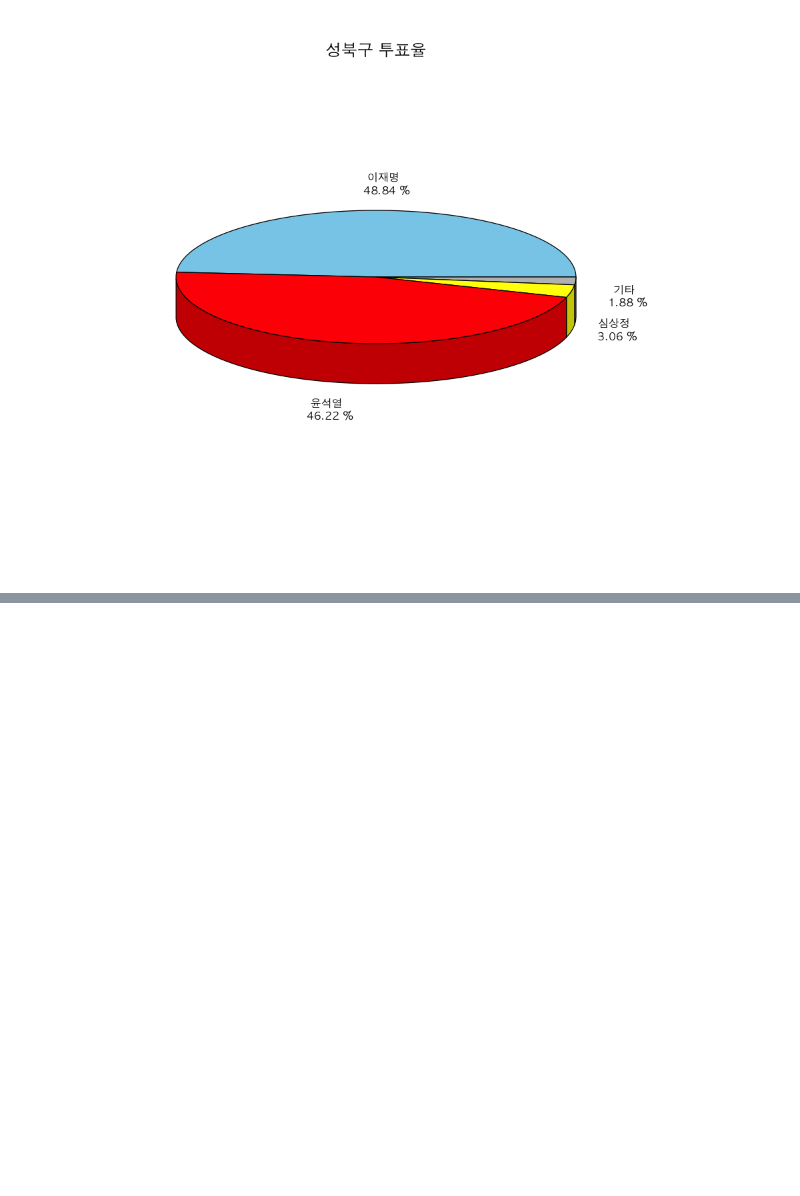
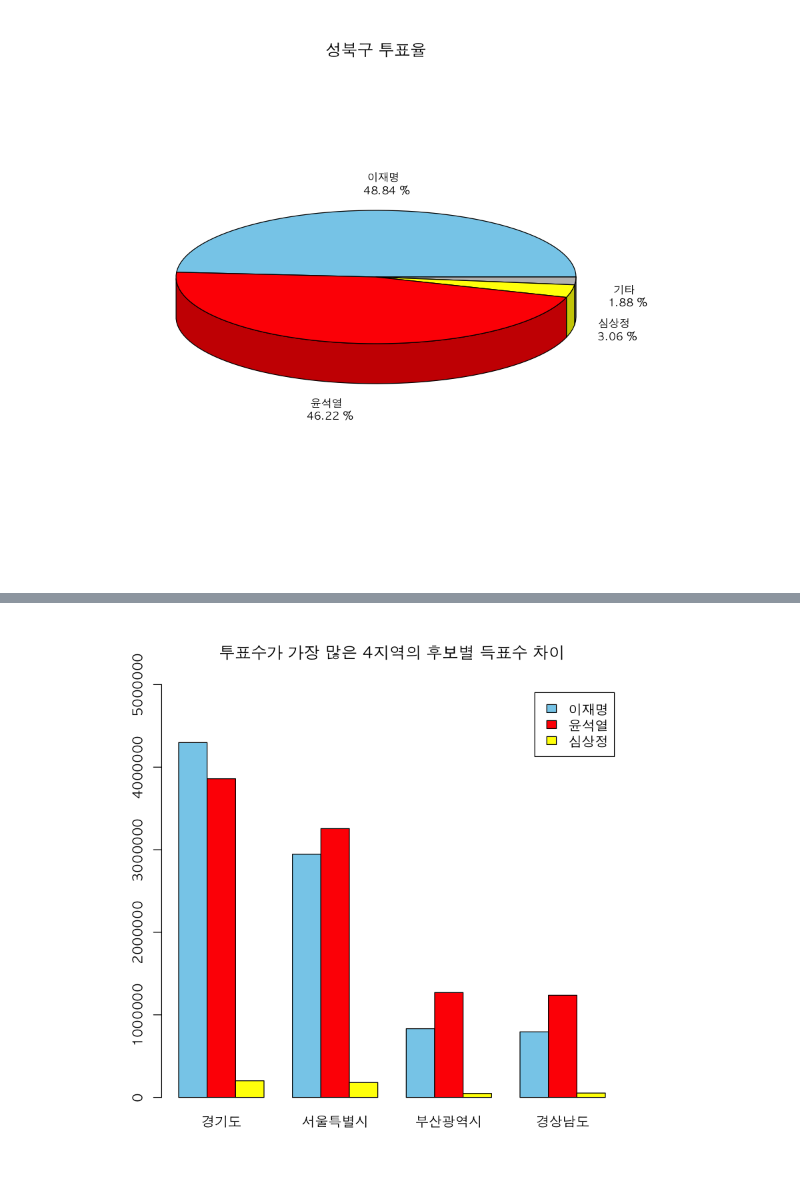
Before and after one commit to ProgrammerJcj/RBase, a Jupyter notebook: 10. 20대_대선자료 시각화.ipynb, the cells around one changed output, grey strips where cells are left out. Drawn from its saved outputs; the diff is of its cells as text; code cells hidden in the pictures; blank space fills up the shorter version.

```diff
--- a/10. 20대_대선자료 시각화.ipynb
+++ b/10. 20대_대선자료 시각화.ipynb
@@ -297,0 +301,4 @@ pie3D(election_seongbuk_ratio,
+# %%
+광역시도_3후보 <- aggregate(cbind(이재명,윤석열,심상정,투표수)~광역시도,election,sum)
+광역시도_3후보 <- arrange(광역시도_3후보,desc(광역시도_3후보$투표수))
+head(광역시도_3후보)
@@ -297,0 +313,18 @@ pie3D(election_seongbuk_ratio,
+# %%
+광역시도_4지역 <- as.matrix(광역시도_3후보[1:4,c("이재명","윤석열","심상정")])
+rownames(광역시도_4지역)<-광역시도_3후보[1:4,"광역시도"]
+광역시도_4지역<-t(광역시도_4지역)
+# %%
+par(family = "AppleGothic")
+options(scipen = 100)
+
+barplot(광역시도_4지역,
+        beside = T,
+        legend.text = T,
+        col = c("sky blue","red","yellow"),
+        ylim = c(0,5000000),
+        main = "투표수가 가장 많은 4지역의 후보별 득표수 차이"
+
+)
+# %% [output]
+[figure, added]
```
Also changed, not shown: parts of 38 cells of this notebook.
